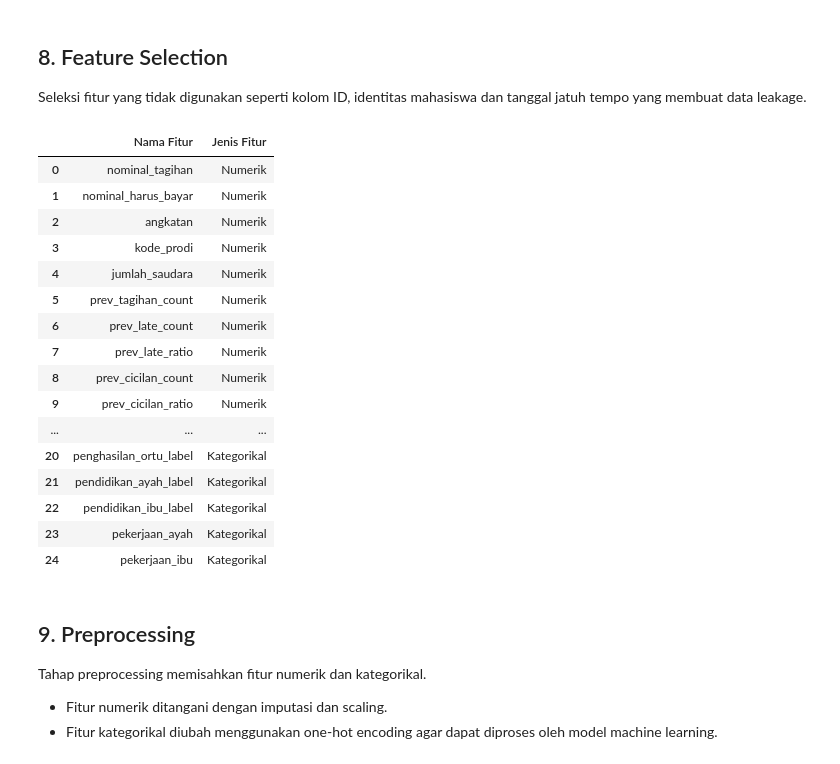
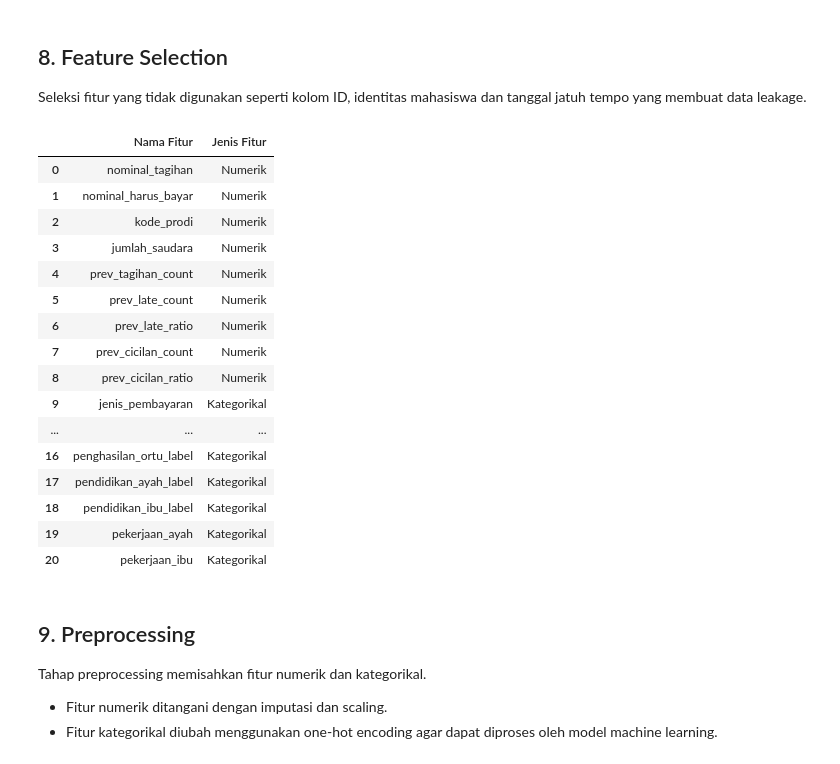
Before and after one commit to viraannisaa99/tuition-fee-prediction, a Jupyter notebook: VAS_Tuition Fee Prediction.ipynb, the cells around one changed output. Drawn from its saved outputs; the diff is of its cells as text; code cells hidden in the pictures.

```diff
--- a/VAS_Tuition Fee Prediction.ipynb
+++ b/VAS_Tuition Fee Prediction.ipynb
@@ -405,54 +405,57 @@ Test shape : (1814, 38)
 Seleksi fitur yang tidak digunakan seperti kolom ID, identitas mahasiswa dan tanggal jatuh tempo yang membuat data leakage.
 # %%
 # Kolom yang tidak dipakai sebagai fitur
-drop_cols = ["tagihan_id", "mahasiswa", "tanggal_jatuh_tempo", "bulan_jatuh_tempo"]
+drop_cols = ["tagihan_id", "mahasiswa", "tanggal_jatuh_tempo",
+             "bulan_jatuh_tempo", "jenis_semester", "angkatan",
+             "jalur_masuk", "jenis_kelamin"]
 
 # Kolom flag missing yang tidak dipakai
 missing_cols = [col for col in train_df.columns if col.endswith("_missing")]
 
 # Ambil kolom fitur
-feature_cols = [col for col in train_df.columns if col not in drop_cols + missing_cols + [TARGET_COL]]
+feature_cols = [col for col in train_df.columns
+                if col not in drop_cols + missing_cols + [TARGET_COL]]
 
 # Pisahkan fitur dan target
 X_train = train_df[feature_cols].copy()
 y_train = train_df[TARGET_COL].copy()
 
 X_test = test_df[feature_cols].copy()
 y_test = test_df[TARGET_COL].copy()
 
 # Pisahkan fitur numerik dan kategorikal
 num_cols = X_train.select_dtypes(include=["number", "bool"]).columns.tolist()
 cat_cols = [col for col in X_train.columns if col not in num_cols]
 
 num_df = pd.DataFrame({"Nama Fitur": num_cols, "Jenis Fitur": "Numerik"})
 cat_df = pd.DataFrame({"Nama Fitur": cat_cols, "Jenis Fitur": "Kategorikal"})
 
 # Cek hasil pemilihan fitur
 feature_table = pd.concat([num_df, cat_df], ignore_index=True)
 feature_table
 
 # # Cek hasil pemilihan fitur
 # print("Jumlah feature:", len(feature_cols))
 # print("Numeric features:", num_cols)
 # print("Categorical features:", cat_cols)
 # %% [output]
 |  | Nama Fitur | Jenis Fitur |
 | 0 | nominal_tagihan | Numerik |
 | 1 | nominal_harus_bayar | Numerik |
-| 2 | angkatan | Numerik |
-| 3 | kode_prodi | Numerik |
-| 4 | jumlah_saudara | Numerik |
-| 5 | prev_tagihan_count | Numerik |
-| 6 | prev_late_count | Numerik |
-| 7 | prev_late_ratio | Numerik |
-| 8 | prev_cicilan_count | Numerik |
-| 9 | prev_cicilan_ratio | Numerik |
+| 2 | kode_prodi | Numerik |
+| 3 | jumlah_saudara | Numerik |
+| 4 | prev_tagihan_count | Numerik |
+| 5 | prev_late_count | Numerik |
+| 6 | prev_late_ratio | Numerik |
+| 7 | prev_cicilan_count | Numerik |
+| 8 | prev_cicilan_ratio | Numerik |
+| 9 | jenis_pembayaran | Kategorikal |
 | ... | ... | ... |
-| 20 | penghasilan_ortu_label | Kategorikal |
-| 21 | pendidikan_ayah_label | Kategorikal |
-| 22 | pendidikan_ibu_label | Kategorikal |
-| 23 | pekerjaan_ayah | Kategorikal |
-| 24 | pekerjaan_ibu | Kategorikal |
+| 16 | penghasilan_ortu_label | Kategorikal |
+| 17 | pendidikan_ayah_label | Kategorikal |
+| 18 | pendidikan_ibu_label | Kategorikal |
+| 19 | pekerjaan_ayah | Kategorikal |
+| 20 | pekerjaan_ibu | Kategorikal |
 # %% [markdown]
 ## 9. Preprocessing
 
```
Also changed, not shown: parts of 5 cells of this notebook, 2 other files.
